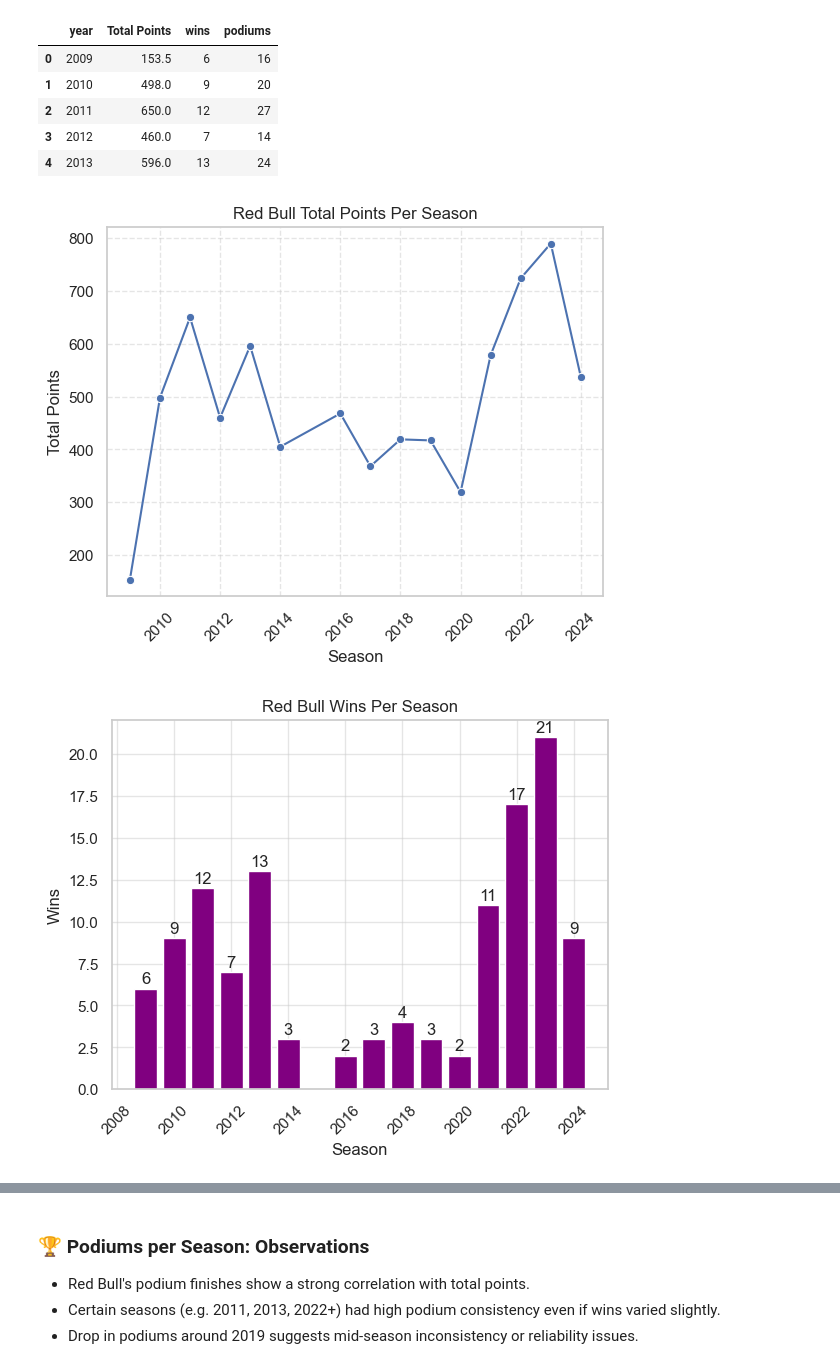
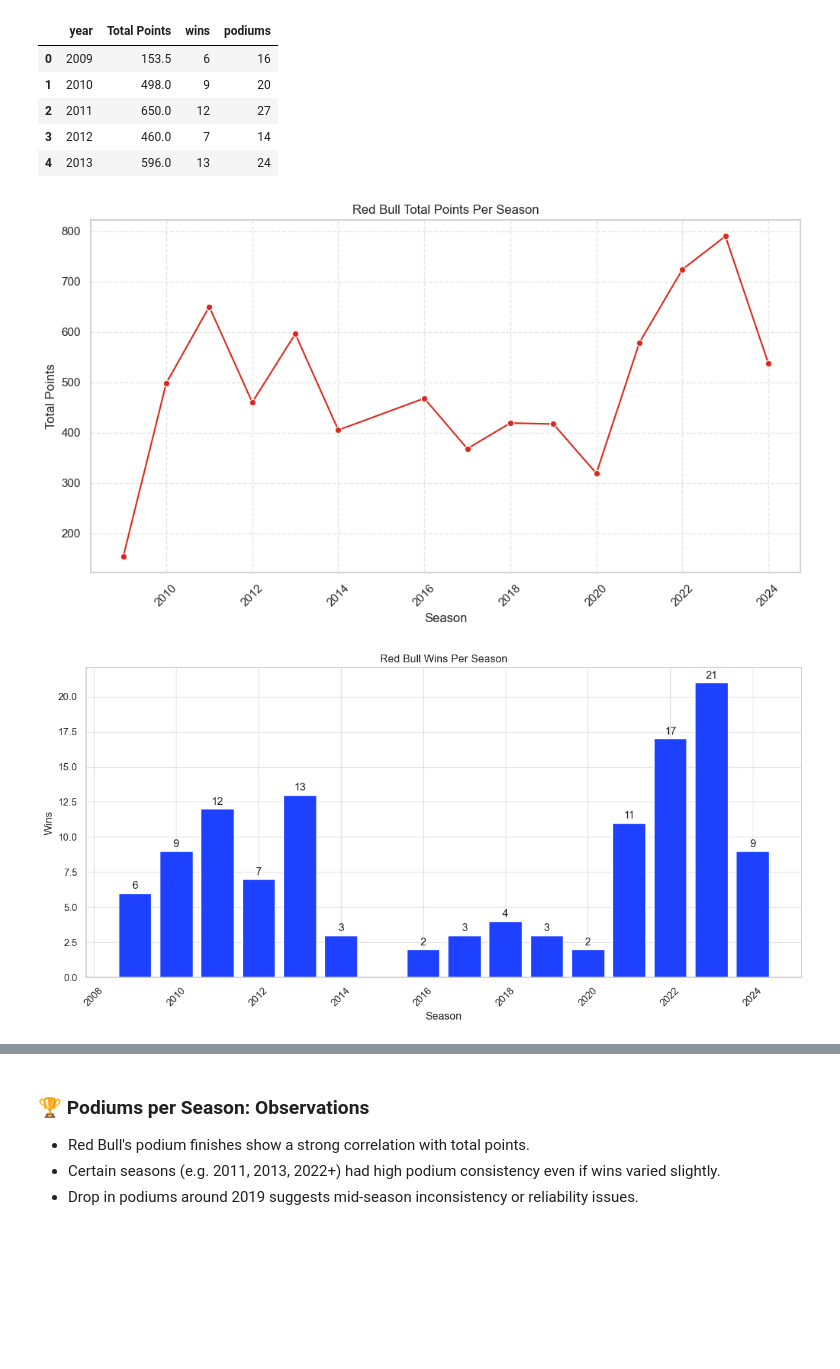
Before and after one commit to tanvis1ngh/F1_RedBull_EDA, a Jupyter notebook: nb/redbull_f1_eda.ipynb, the cells around one changed output, grey strips where cells are left out. Drawn from its saved outputs; the diff is of its cells as text; code cells hidden in the pictures; blank space fills up the shorter version.

Commit message:
Improving Project Visuals

```diff
--- a/nb/redbull_f1_eda.ipynb
+++ b/nb/redbull_f1_eda.ipynb
@@ -1,10 +37,10 @@
 # %%
+# Import required libraries
 import pandas as pd
+import numpy as np
 import matplotlib.pyplot as plt
 import seaborn as sns
-import numpy as np
-from sklearn.preprocessing import LabelEncoder
 
-
-pd.set_option('display.max_columns', None)
+# Set display and plotting styles
 sns.set(style="whitegrid")
+plt.rcParams["figure.figsize"] = (12, 6)
@@ -141,19 +225,21 @@ Season_Summary.head()
 # %%
 cleaned_redbull_results = redbull_results[["year","round", "name", "circuitId", "driverId", "points", "positionOrder", "grid", "statusId","fastestLapTime", "laps"]].reset_index(drop=True)
 # %%
-sns.lineplot(data=Season_Summary, x = "year", y = "Total Points",marker="o")
+sns.lineplot(data=Season_Summary, x = "year", y = "Total Points",marker="o", color="#DA291C")
 plt.xticks(rotation = 45)
 plt.grid(True, linestyle="--", alpha=0.5)
 plt.title("Red Bull Total Points Per Season")
 plt.xlabel("Season")
 plt.ylabel("Total Points")
 plt.savefig("/Users/tanvi/Desktop/redbull_f1_eda/figures/totalpoints_per_season.png", dpi=300, bbox_inches="tight")
 plt.show()
 # %% [output]
-[figure, old version]
+[figure, new version]
 # %%
-plt.bar(Season_Summary["year"],Season_Summary["wins"],color = "purple")
+plt.bar(Season_Summary["year"], Season_Summary["wins"], color="#1E41FF")
 plt.title("Red Bull Wins Per Season")
+
+# Annotate bars
 for i, val in enumerate(Season_Summary["wins"]):
     plt.text(Season_Summary["year"][i], val + 0.3, str(val), ha='center')
 
@@ -161,8 +247,10 @@ plt.xlabel("Season")
 plt.ylabel("Wins")
 plt.xticks(rotation=45)
 plt.grid(True, linestyle="-", alpha=0.5)
+
+plt.tight_layout()
 plt.savefig("/Users/tanvi/Desktop/redbull_f1_eda/figures/wins_per_season.png", dpi=300, bbox_inches="tight")
 plt.show()
 # %% [output]
-[figure, old version]
+[figure, new version]
 # %%
```
Also changed, not shown: parts of 14 cells of this notebook, 3 other files.
